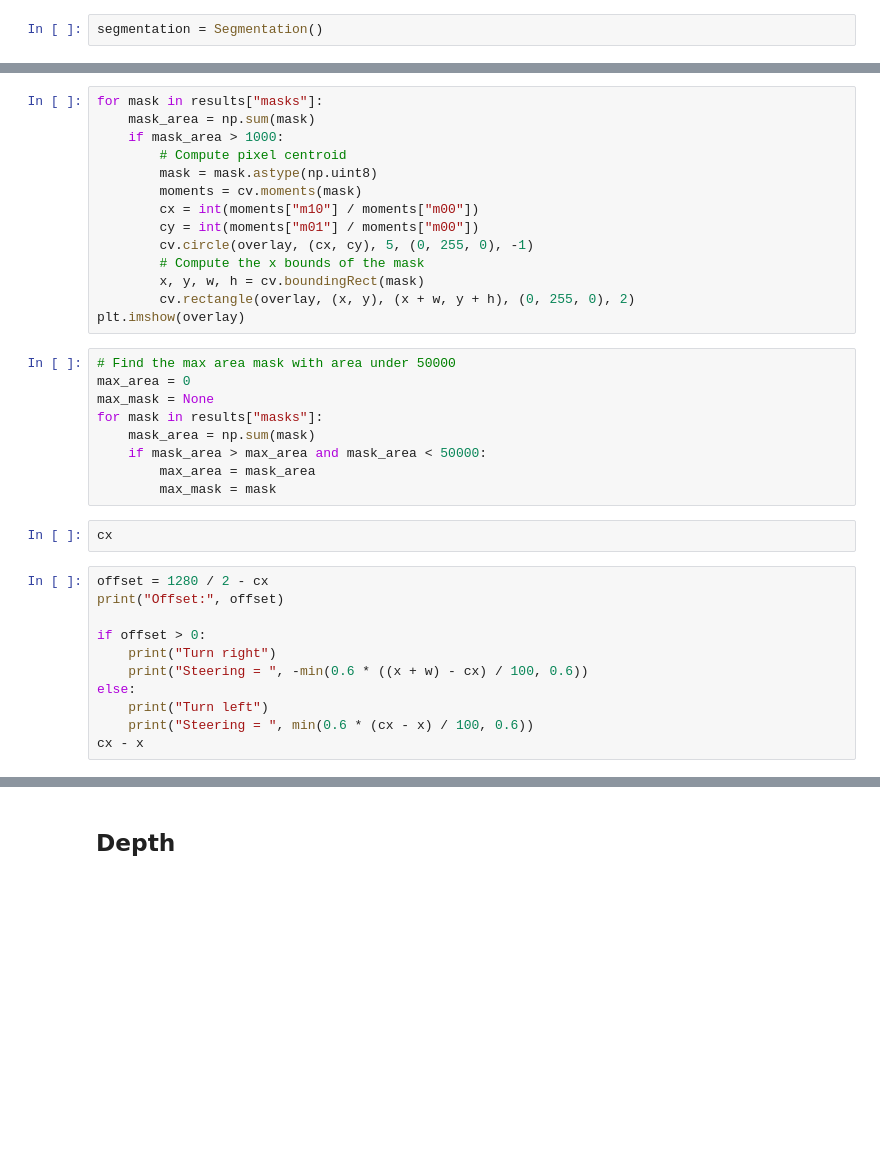
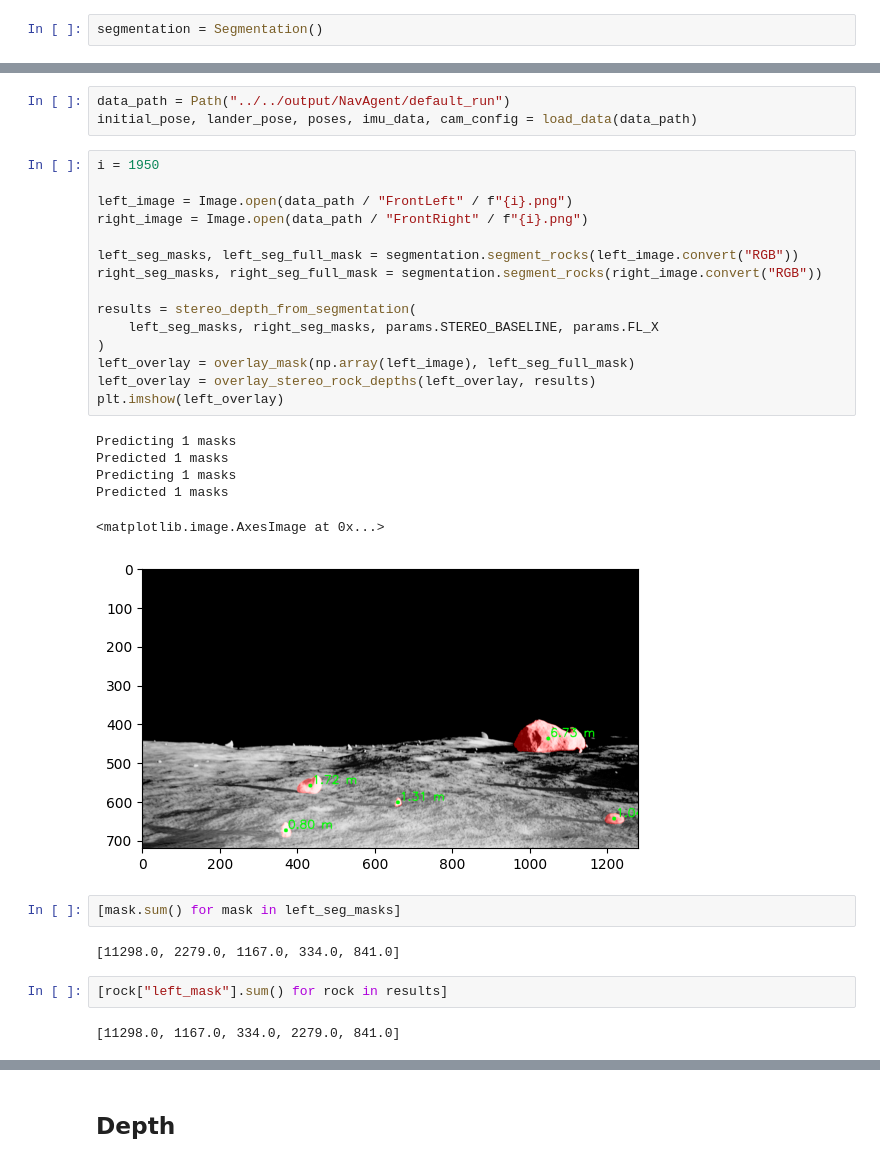
Before and after one commit to Stanford-NavLab/lunar_autonomy_challenge, a Jupyter notebook: notebooks/hazard_avoidance.ipynb, the cells around one changed output, grey strips where cells are left out. Cells and saved outputs as stored; diff of their text form; blank space fills up the shorter version.

Commit message:
rock avoidance steering with depth

```diff
--- a/notebooks/hazard_avoidance.ipynb
+++ b/notebooks/hazard_avoidance.ipynb
@@ -47,36 +52,33 @@ plt.imshow(overlay)
-# %%
-for mask in results["masks"]:
-    mask_area = np.sum(mask)
-    if mask_area > 1000:
-        # Compute pixel centroid
-        mask = mask.astype(np.uint8)
-        moments = cv.moments(mask)
-        cx = int(moments["m10"] / moments["m00"])
-        cy = int(moments["m01"] / moments["m00"])
-        cv.circle(overlay, (cx, cy), 5, (0, 255, 0), -1)
-        # Compute the x bounds of the mask
-        x, y, w, h = cv.boundingRect(mask)
-        cv.rectangle(overlay, (x, y), (x + w, y + h), (0, 255, 0), 2)
-plt.imshow(overlay)
-# %%
-# Find the max area mask with area under 50000
-max_area = 0
-max_mask = None
-for mask in results["masks"]:
-    mask_area = np.sum(mask)
-    if mask_area > max_area and mask_area < 50000:
-        max_area = mask_area
-        max_mask = mask
-# %%
-cx
-# %%
-offset = 1280 / 2 - cx
-print("Offset:", offset)
-
-if offset > 0:
-    print("Turn right")
-    print("Steering = ", -min(0.6 * ((x + w) - cx) / 100, 0.6))
-else:
-    print("Turn left")
-    print("Steering = ", min(0.6 * (cx - x) / 100, 0.6))
-cx - x
+# %%
+data_path = Path("../../output/NavAgent/default_run")
+initial_pose, lander_pose, poses, imu_data, cam_config = load_data(data_path)
+# %%
+i = 1950
+
+left_image = Image.open(data_path / "FrontLeft" / f"{i}.png")
+right_image = Image.open(data_path / "FrontRight" / f"{i}.png")
+
+left_seg_masks, left_seg_full_mask = segmentation.segment_rocks(left_image.convert("RGB"))
+right_seg_masks, right_seg_full_mask = segmentation.segment_rocks(right_image.convert("RGB"))
+
+results = stereo_depth_from_segmentation(
+    left_seg_masks, right_seg_masks, params.STEREO_BASELINE, params.FL_X
+)
+left_overlay = overlay_mask(np.array(left_image), left_seg_full_mask)
+left_overlay = overlay_stereo_rock_depths(left_overlay, results)
+plt.imshow(left_overlay)
+# %% [output]
+Predicting 1 masks
+Predicted 1 masks
+Predicting 1 masks
+Predicted 1 masks
+<matplotlib.image.AxesImage at 0x...>
+[figure, added]
+# %%
+[mask.sum() for mask in left_seg_masks]
+# %% [output]
+[11298.0, 2279.0, 1167.0, 334.0, 841.0]
+# %%
+[rock["left_mask"].sum() for rock in results]
+# %% [output]
+[11298.0, 1167.0, 334.0, 2279.0, 841.0]
```
Also changed, not shown: parts of 8 cells of this notebook, 18 other files.
